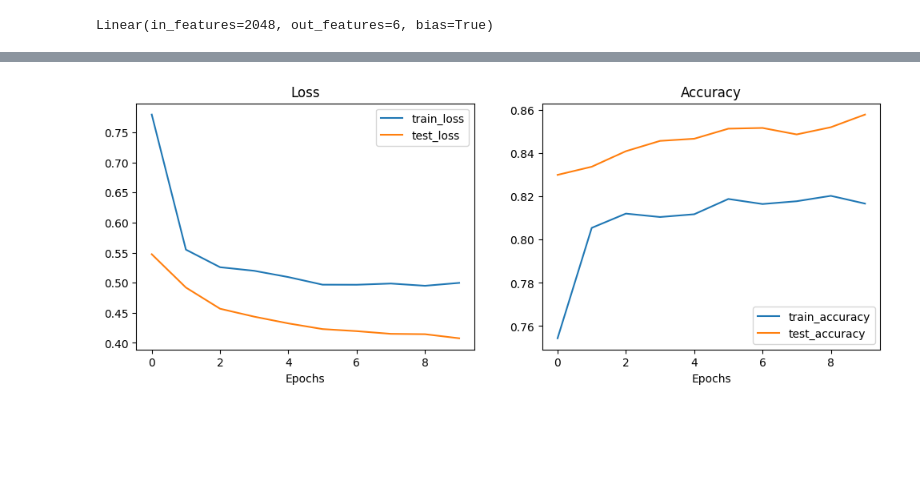
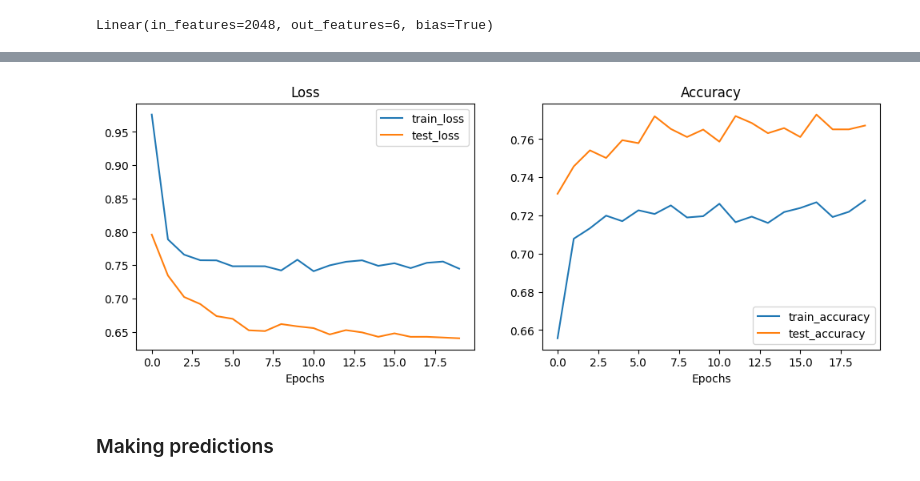
Before and after one commit to almosenja/scene-image-classifier-app, a Jupyter notebook: model_dev.ipynb, the cells around one changed output, grey strips where cells are left out. Cells and saved outputs as stored; diff of their text form; code cells hidden in the pictures; blank space fills up the shorter version.

```diff
--- a/model_dev.ipynb
+++ b/model_dev.ipynb
@@ -184,14 +184,14 @@ Label datatype: <class 'int'>
 # %%
 # Transform both train and test dataset
 train_data_transform = transforms.Compose([
-    transforms.Resize(size=(64, 64)),
+    transforms.Resize(size=(128, 128)),
     transforms.RandomHorizontalFlip(p=0.4),
     transforms.RandomRotation(degrees=45),
     transforms.ToTensor()
 ])
 
 test_data_transform = transforms.Compose([
-    transforms.Resize(size=(64, 64)),
+    transforms.Resize(size=(128, 128)),
     transforms.ToTensor()
 ])
 # %%
@@ -205,15 +205,12 @@ from torch.utils.data import DataLoader
 import os
 
 BATCH_SIZE = 32
-NUM_WORKERS = 0
 train_dataloader = DataLoader(dataset=train_data,
                               batch_size=BATCH_SIZE,
-                              num_workers=NUM_WORKERS,
                               shuffle=True)
 
 test_dataloader = DataLoader(dataset=test_data,
                              batch_size=BATCH_SIZE,
-                             num_workers=NUM_WORKERS,
                              shuffle=False)
 
 train_dataloader, test_dataloader
@@ -557,7 +590,7 @@ plot_loss_curves(resnet50_model_results)
 # Try different model
 torch.manual_seed(42)
 
-EPOCHS = 10
+EPOCHS = 20
 
 # EfficientNetB5 model
 effnet_weights = torchvision.models.EfficientNet_B5_Weights.DEFAULT
@@ -576,7 +609,6 @@ loss_fn = nn.CrossEntropyLoss()
 optimizer = torch.optim.Adam(params=effnet_model.parameters(),
                              lr=1e-3)
 
-from timeit import default_timer as timer
 start_time = timer()
 
 # Train model
@@ -604,4 +642,6 @@ Total training time: 913.081 seconds
 # %%
-plot_loss_curves(resnet50_model_results)
+plot_loss_curves(effnet_model_results)
 # %% [output]
-[figure, old version]
+[figure, new version]
+# %% [markdown]
+### Making predictions
```
Also changed, not shown: parts of 13 cells of this notebook.
